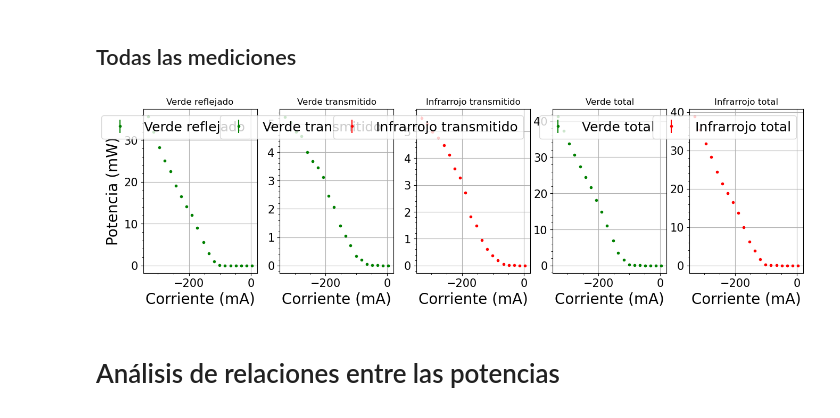
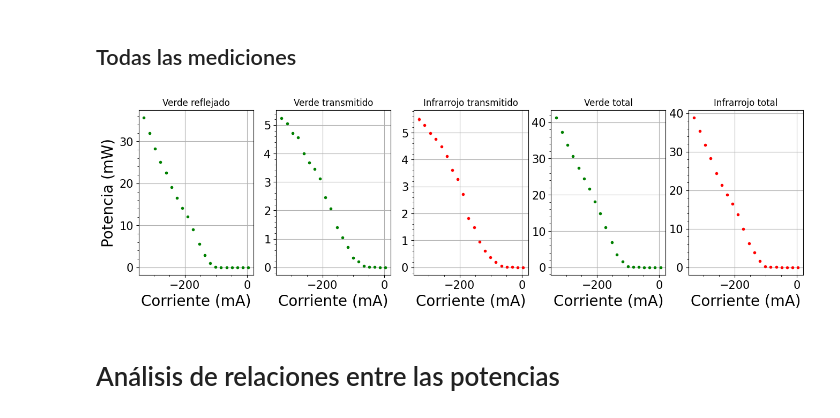
Before and after one commit to DelManuel/Magnetometro-optico, a Jupyter notebook: códigos/analisis_pow_laser.ipynb, the cells around one changed output. Drawn from its saved outputs; the diff is of its cells as text; code cells hidden in the pictures.

```diff
--- a/códigos/analisis_pow_laser.ipynb
+++ b/códigos/analisis_pow_laser.ipynb
@@ -107,25 +107,25 @@ for color in mediciones:
 # %%
 # Definimos listas para las labels y los colores de los graficos
 labels = mediciones
 marker_color = ["g","g", "r", "g", "r"]
 
 fig, axs = plt.subplots(1,len(labels), figsize=(16,4))
 for i, ax in enumerate(fig.axes):
     color = mediciones[i]
 
     corr_values = dic_pow[f"corr:{color}"]
     POW_values = dic_pow[f"pow:{color}"]
     POW_var_values = dic_pow[f"sigma:{color}"]
 
     ax.errorbar(corr_values, POW_values,yerr = POW_var_values,fmt = f".{marker_color[i]}", label = f"{labels[i]}")
     ax.set_xlabel("Corriente (mA)")
     if i == 0:
         ax.set_ylabel("Potencia (mW)")
     ax.set_title(f"{labels[i]}")
-    ax.legend(loc = "upper right")
+    # ax.legend(loc = "upper right")
 plt.show()
 # %% [output]
-[figure, old version]
+[figure, new version]
 # %% [markdown]
 # Análisis de relaciones entre las potencias
 # %%
```
Also changed, not shown: parts of 14 cells of this notebook, 4 other files.
